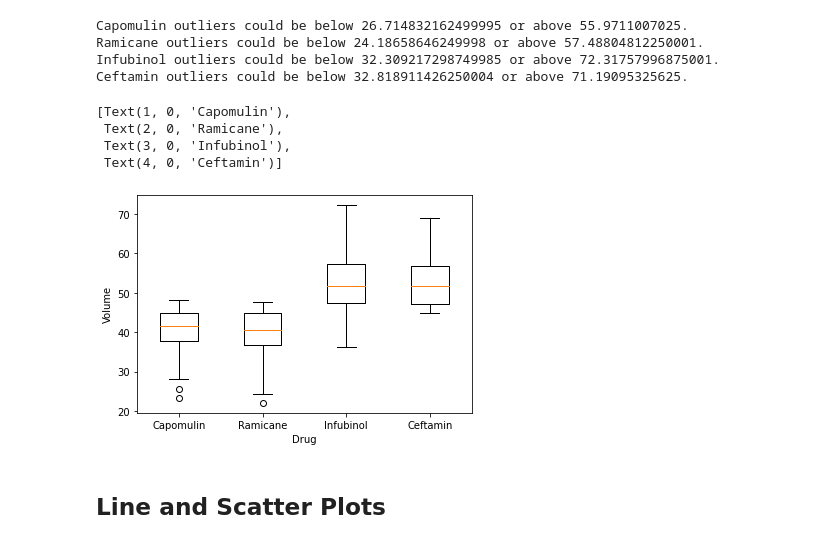
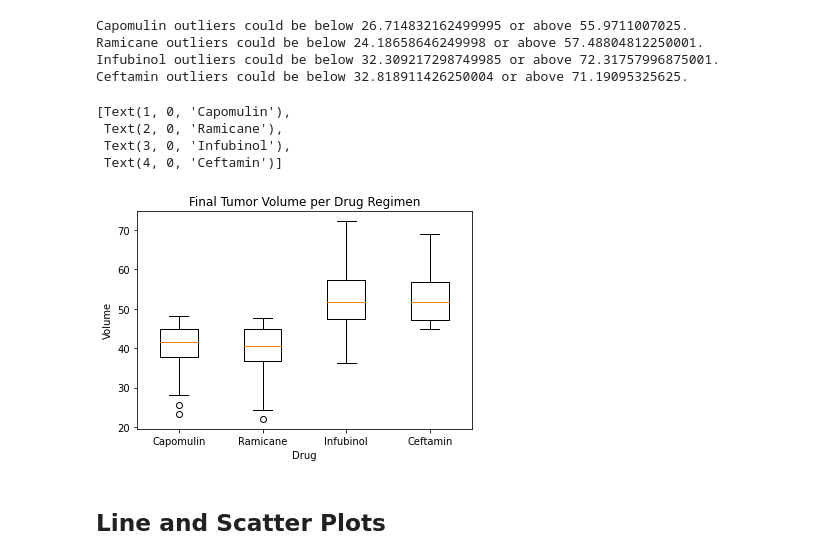
Before and after one commit to mattinglyjen/Matplotlib, a Jupyter notebook: Instructions/Pymaceuticals/pymaceuticals_starter.ipynb, the cells around one changed output. Drawn from its saved outputs; the diff is of its cells as text; code cells hidden in the pictures.

Commit message:
added box and whisker plot

```diff
--- a/Instructions/Pymaceuticals/pymaceuticals_starter.ipynb
+++ b/Instructions/Pymaceuticals/pymaceuticals_starter.ipynb
@@ -356,19 +356,19 @@ Ceftamin outliers could be below 32.818911426250004 or above 71.19095325625.
 # %%
 # Generate a box plot of the final tumor volume of each mouse across four regimens of interest
 volumes = (capomulin_volume, ramicane_volume, infubinol_volume, ceftamin_volume)
 
 fig1, ax1 = plt.subplots()
 ax1.boxplot(volumes)
-plt.title("Final Tumor Volume per Drug Regi")
+plt.title("Final Tumor Volume per Drug Regimen")
 plt.ylabel("Volume")
 plt.xlabel("Drug")
 plt.setp(ax1, xticklabels=["Capomulin", "Ramicane", "Infubinol", "Ceftamin"])
 # %% [output]
 [Text(1, 0, 'Capomulin'),
  Text(2, 0, 'Ramicane'),
  Text(3, 0, 'Infubinol'),
  Text(4, 0, 'Ceftamin')]
-[figure, old version]
+[figure, new version]
 # %% [markdown]
 ## Line and Scatter Plots
 # %%
```
